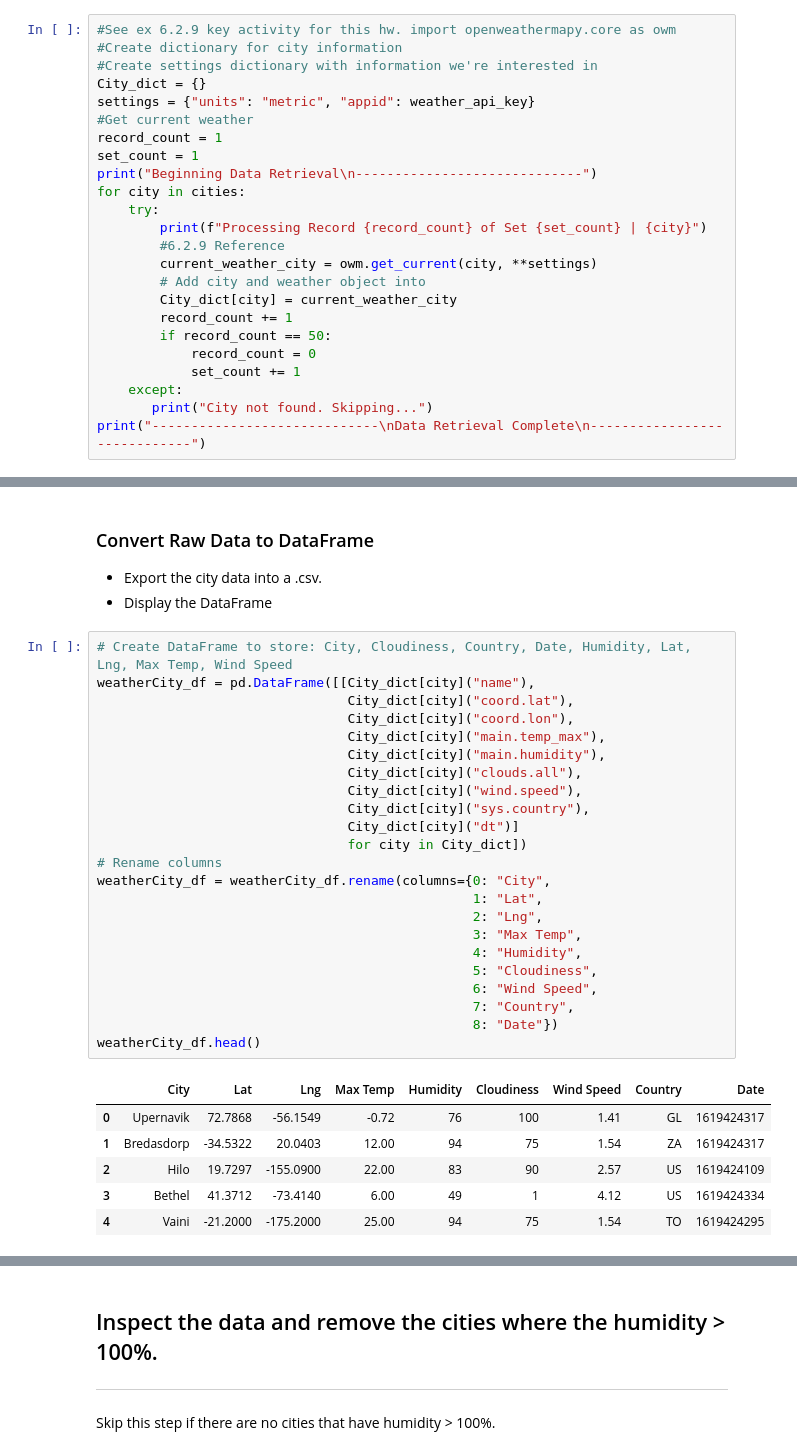
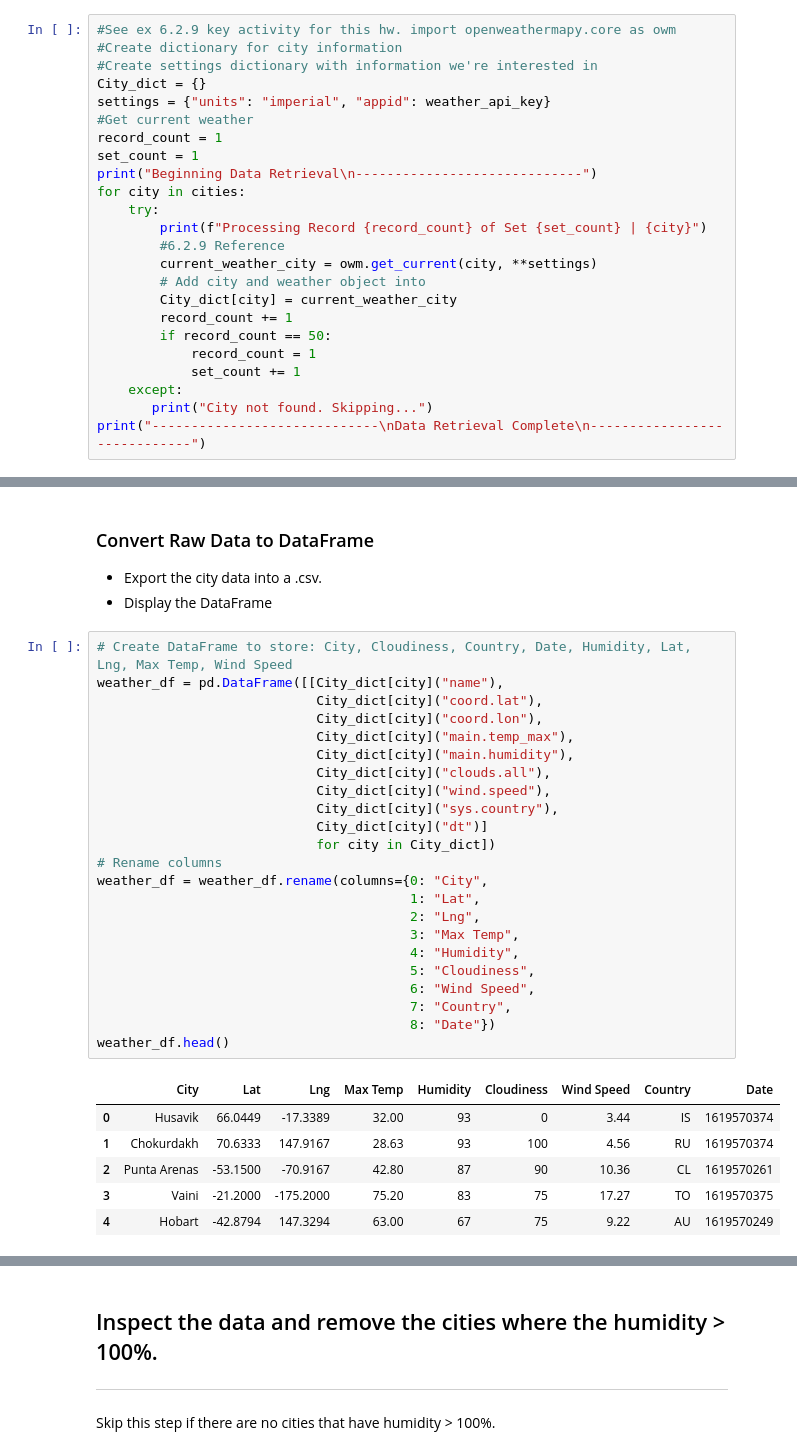
Before and after one commit to saschneider89/python-api-challenge, a Jupyter notebook: WeatherPy/WeatherPy.ipynb, the cells around one changed output, grey strips where cells are left out. Saved outputs shown, nothing was run; the diff lists cells and outputs as text.

```diff
--- a/WeatherPy/WeatherPy.ipynb
+++ b/WeatherPy/WeatherPy.ipynb
@@ -59,7 +60,7 @@ len(cities)
 #Create dictionary for city information
 #Create settings dictionary with information we're interested in
 City_dict = {}
-settings = {"units": "metric", "appid": weather_api_key}
+settings = {"units": "imperial", "appid": weather_api_key}
 #Get current weather
 record_count = 1
 set_count = 1
@@ -73,7 +74,7 @@ for city in cities:
         City_dict[city] = current_weather_city
         record_count += 1
         if record_count == 50:
-            record_count = 0
+            record_count = 1
             set_count += 1
     except:
        print("City not found. Skipping...")
@@ -102,33 +103,33 @@ Data Retrieval Complete
 * Display the DataFrame
 # %%
 # Create DataFrame to store: City, Cloudiness, Country, Date, Humidity, Lat, Lng, Max Temp, Wind Speed
-weatherCity_df = pd.DataFrame([[City_dict[city]("name"),
-                                City_dict[city]("coord.lat"),
-                                City_dict[city]("coord.lon"),
-                                City_dict[city]("main.temp_max"),
-                                City_dict[city]("main.humidity"),
-                                City_dict[city]("clouds.all"),
-                                City_dict[city]("wind.speed"),
-                                City_dict[city]("sys.country"),
-                                City_dict[city]("dt")]
-                                for city in City_dict])
+weather_df = pd.DataFrame([[City_dict[city]("name"),
+                            City_dict[city]("coord.lat"),
+                            City_dict[city]("coord.lon"),
+                            City_dict[city]("main.temp_max"),
+                            City_dict[city]("main.humidity"),
+                            City_dict[city]("clouds.all"),
+                            City_dict[city]("wind.speed"),
+                            City_dict[city]("sys.country"),
+                            City_dict[city]("dt")]
+                            for city in City_dict])
 # Rename columns
-weatherCity_df = weatherCity_df.rename(columns={0: "City",
-                                                1: "Lat",
-                                                2: "Lng",
-                                                3: "Max Temp",
-                                                4: "Humidity",
-                                                5: "Cloudiness",
-                                                6: "Wind Speed",
-                                                7: "Country",
-                                                8: "Date"})
-weatherCity_df.head()
+weather_df = weather_df.rename(columns={0: "City",
+                                        1: "Lat",
+                                        2: "Lng",
+                                        3: "Max Temp",
+                                        4: "Humidity",
+                                        5: "Cloudiness",
+                                        6: "Wind Speed",
+                                        7: "Country",
+                                        8: "Date"})
+weather_df.head()
 # %% [output]
 |  | City | Lat | Lng | Max Temp | Humidity | Cloudiness | Wind Speed | Country | Date |
-| 0 | Upernavik | 72.7868 | -56.1549 | -0.72 | 76 | 100 | 1.41 | GL | 1619424317 |
-| 1 | Bredasdorp | -34.5322 | 20.0403 | 12.00 | 94 | 75 | 1.54 | ZA | 1619424317 |
-| 2 | Hilo | 19.7297 | -155.0900 | 22.00 | 83 | 90 | 2.57 | US | 1619424109 |
-| 3 | Bethel | 41.3712 | -73.4140 | 6.00 | 49 | 1 | 4.12 | US | 1619424334 |
-| 4 | Vaini | -21.2000 | -175.2000 | 25.00 | 94 | 75 | 1.54 | TO | 1619424295 |
+| 0 | Husavik | 66.0449 | -17.3389 | 32.00 | 93 | 0 | 3.44 | IS | 1619570374 |
+| 1 | Chokurdakh | 70.6333 | 147.9167 | 28.63 | 93 | 100 | 4.56 | RU | 1619570374 |
+| 2 | Punta Arenas | -53.1500 | -70.9167 | 42.80 | 87 | 90 | 10.36 | CL | 1619570261 |
+| 3 | Vaini | -21.2000 | -175.2000 | 75.20 | 83 | 75 | 17.27 | TO | 1619570375 |
+| 4 | Hobart | -42.8794 | 147.3294 | 63.00 | 67 | 75 | 9.22 | AU | 1619570249 |
 # %%
 #Create dataframe and export to csv
```
Also changed, not shown: parts of 28 cells of this notebook, 5 other files.
